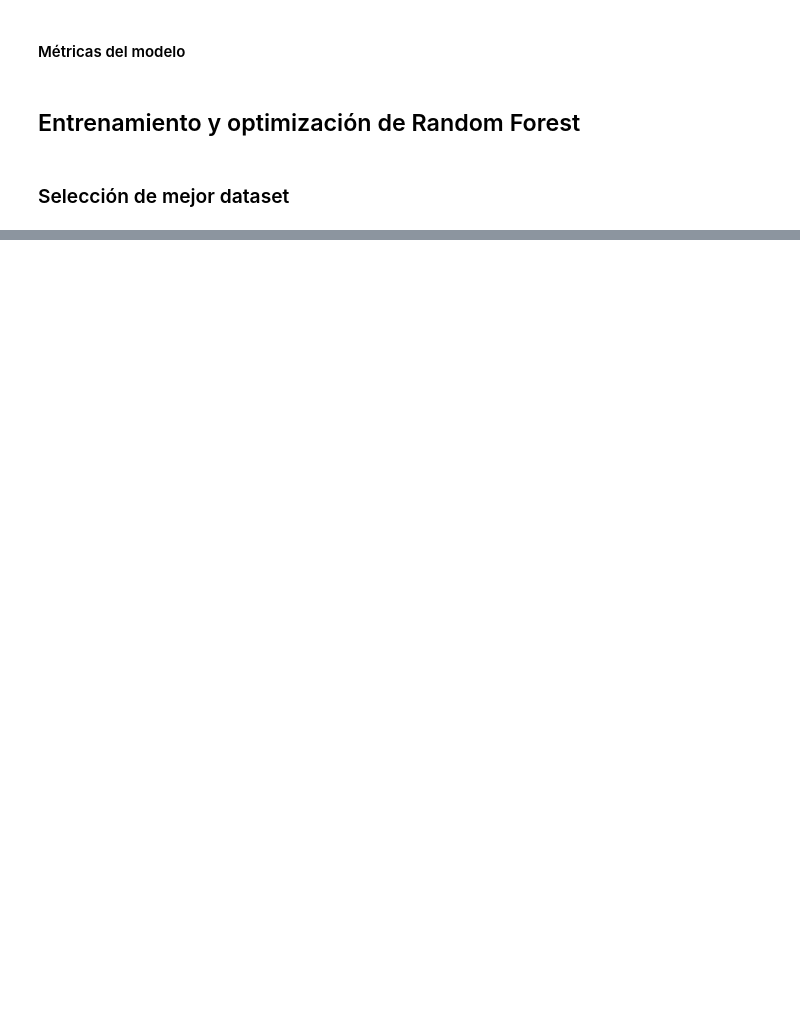
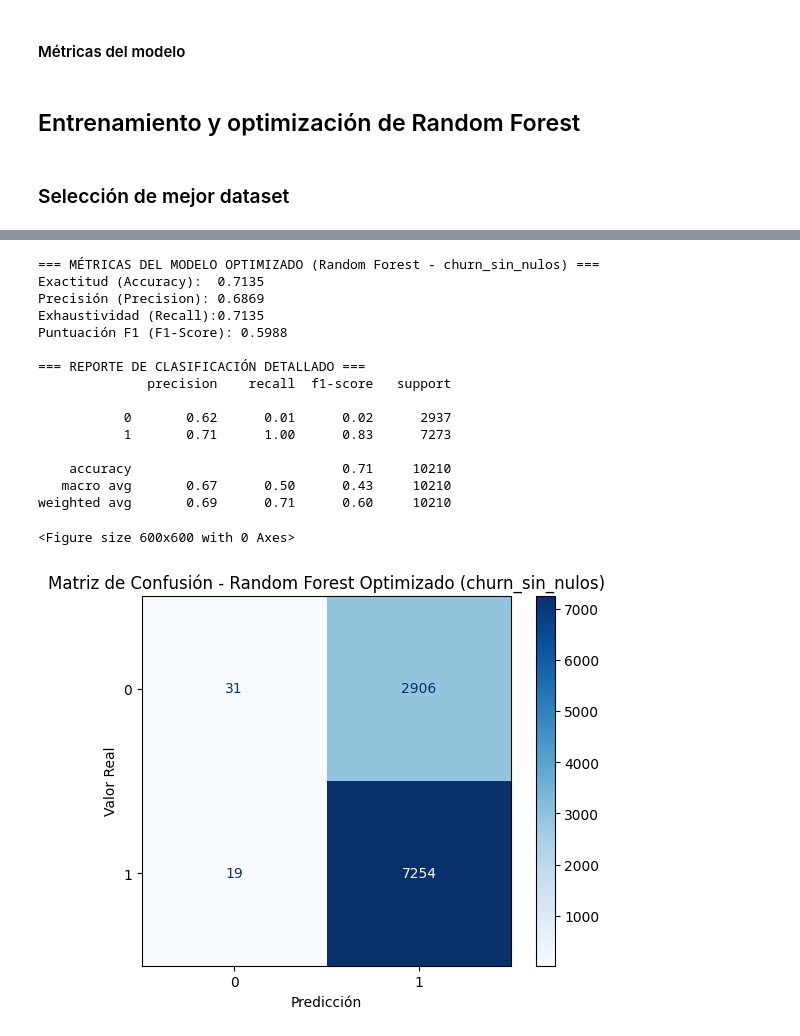
Before and after one commit to 4GeeksAcademy/ProyectoFinalDS_Churn_Pablo_Sahid, a Jupyter notebook: src/explore.ipynb, the cells around one changed output, grey strips where cells are left out. Cells and saved outputs as stored; diff of their text form; code cells hidden in the pictures; blank space fills up the shorter version.

Commit message:
Random Forest con dataset Churn sin nulos

```diff
--- a/src/explore.ipynb
+++ b/src/explore.ipynb
@@ -1744,4 +1720,4 @@ metric_train = accuracy_score(y_train_churn_sin_nulos, y_pred_churn_sin_nulos)
 # %%
-y_pred_churn_sin_nulos = best_model_xgboost.predict(X_test_SIN_outliers_churn_sin_nulos)
-metric_test = accuracy_score(y_test_churn_sin_nulos, y_pred_churn_sin_nulos)
+# y_pred_churn_sin_nulos = best_model_xgboost_churn_sin_nulos.predict(X_test_SIN_outliers_churn_sin_nulos)
+# metric_test = accuracy_score(y_test_churn_sin_nulos, y_pred_churn_sin_nulos)
 # %%
@@ -1753,0 +1766,15 @@ print(f"La métrica de train es {metric_train} y de test es {metric_test}")
+# %%
+# Entrenamiento del Random Forest con el mejor dataset (X_CON_outliers_churn_sin_nulos)
+model_rf_churn_sin_nulos = RandomForestClassifier(random_state=10, n_jobs=-1)
+model_rf_churn_sin_nulos.fit(best_dataset, y_train_churn_sin_nulos)
+
+# Evaluación en TRAIN
+y_pred_train_churn_sin_nulos = model_rf_churn_sin_nulos.predict(best_dataset)
+metric_train_churn_sin_nulos = accuracy_score(y_train_churn_sin_nulos, y_pred_train_churn_sin_nulos)
+
+# Evaluación en TEST
+y_pred_test_churn_sin_nulos = model_rf_churn_sin_nulos.predict(best_test_dataset)
+metric_test_churn_sin_nulos = accuracy_score(y_test_churn_sin_nulos, y_pred_test_churn_sin_nulos)
+
+print(f"Random Forest - Precisión en Train: {metric_train_churn_sin_nulos:.4f}")
+print(f"Random Forest - Precisión en Test:  {metric_test_churn_sin_nulos:.4f}")
@@ -1753,0 +1853,55 @@ print(f"La métrica de train es {metric_train} y de test es {metric_test}")
+# %%
+from sklearn.metrics import (confusion_matrix, ConfusionMatrixDisplay, classification_report,
+                              accuracy_score, precision_score, recall_score, f1_score)
+import matplotlib.pyplot as plt
+
+# 1. Identificamos el mejor modelo guardado en la optimización
+modelo_opt_churn_sin_nulos = best_model_rf_churn_sin_nulos
+
+# 2. Predicciones sobre el dataset de test correspondiente (mismo dataset con el que se entrenó)
+y_pred_churn_sin_nulos = modelo_opt_churn_sin_nulos.predict(best_test_dataset)
+
+# 3. Cálculo de métricas principales
+acc = accuracy_score(y_test_churn_sin_nulos, y_pred_churn_sin_nulos)
+prec = precision_score(y_test_churn_sin_nulos, y_pred_churn_sin_nulos, average='weighted', zero_division=0)
+rec = recall_score(y_test_churn_sin_nulos, y_pred_churn_sin_nulos, average='weighted', zero_division=0)
+f1 = f1_score(y_test_churn_sin_nulos, y_pred_churn_sin_nulos, average='weighted', zero_division=0)
+
+print("=== MÉTRICAS DEL MODELO OPTIMIZADO (Random Forest - churn_sin_nulos) ===")
+print(f"Exactitud (Accuracy):  {acc:.4f}")
+print(f"Precisión (Precision): {prec:.4f}")
+print(f"Exhaustividad (Recall):{rec:.4f}")
+print(f"Puntuación F1 (F1-Score): {f1:.4f}\n")
+
+# Reporte detallado por clase (recall individual de Churn vs No Churn)
+print("=== REPORTE DE CLASIFICACIÓN DETALLADO ===")
+print(classification_report(y_test_churn_sin_nulos, y_pred_churn_sin_nulos, zero_division=0))
+
+# 4. Generación y visualización gráfica de la matriz de confusión
+cm = confusion_matrix(y_test_churn_sin_nulos, y_pred_churn_sin_nulos)
+
+plt.figure(figsize=(6, 6))
+disp = ConfusionMatrixDisplay(confusion_matrix=cm, display_labels=modelo_opt_churn_sin_nulos.classes_)
+disp.plot(cmap=plt.cm.Blues, values_format='d')
+plt.title("Matriz de Confusión - Random Forest Optimizado (churn_sin_nulos)")
+plt.xlabel("Predicción")
+plt.ylabel("Valor Real")
+plt.show()
+# %% [output]
+=== MÉTRICAS DEL MODELO OPTIMIZADO (Random Forest - churn_sin_nulos) ===
+Exactitud (Accuracy):  0.7135
+Precisión (Precision): 0.6869
+Exhaustividad (Recall):0.7135
+Puntuación F1 (F1-Score): 0.5988
+
+=== REPORTE DE CLASIFICACIÓN DETALLADO ===
+              precision    recall  f1-score   support
+
+           0       0.62      0.01      0.02      2937
+           1       0.71      1.00      0.83      7273
+
+    accuracy                           0.71     10210
+   macro avg       0.67      0.50      0.43     10210
+weighted avg       0.69      0.71      0.60     10210
+<Figure size 600x600 with 0 Axes>
+[figure, added]
```
Also changed, not shown: parts of 12 cells of this notebook.
